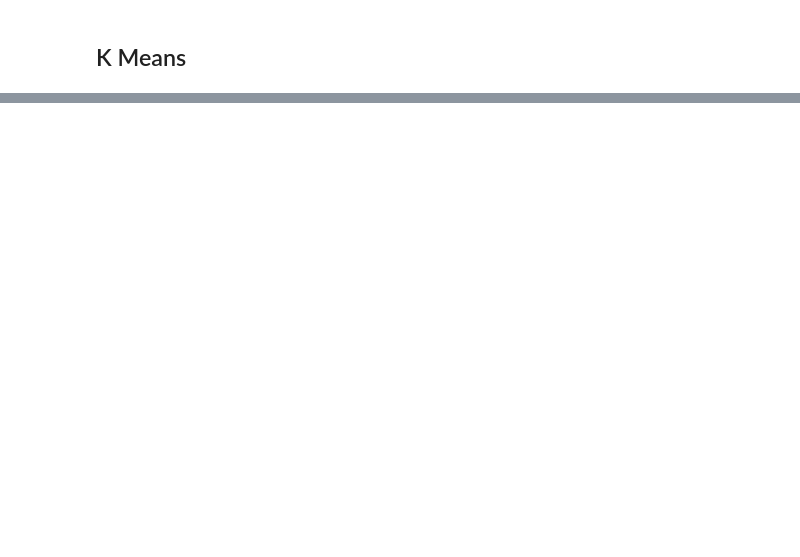
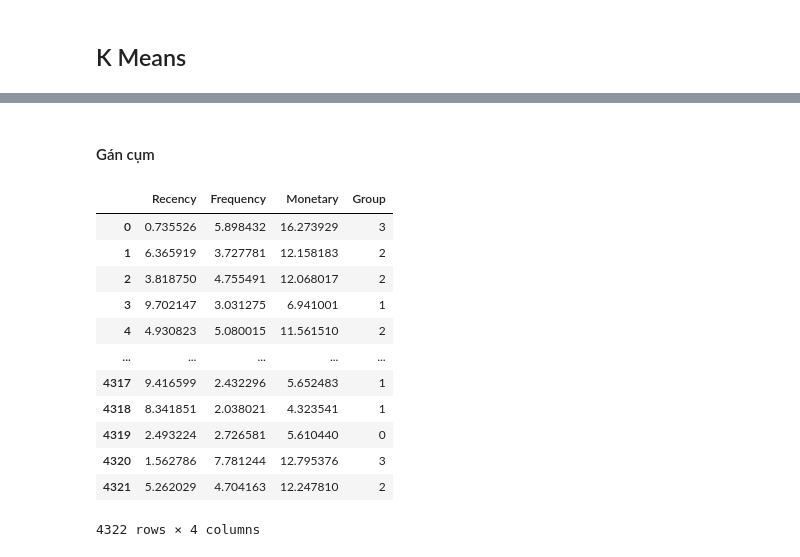
Before and after one commit to nocpinmylf/customer_segment_kmeans, a Jupyter notebook: main.ipynb, the cells around one changed output, grey strips where cells are left out. Cells and saved outputs as stored; diff of their text form; code cells hidden in the pictures; blank space fills up the shorter version.

```diff
--- a/main.ipynb
+++ b/main.ipynb
@@ -288,0 +279,14 @@ array([[-1.79555795,  1.14758359,  1.35459319],
+# %%
+distortions = []
+K = range(1, 10)
+for i in K:
+  kmeanModel = KMeans(n_clusters=i)
+  kmeanModel.fit(customer_temp_scaled)
+  distortions.append(kmeanModel.inertia_)
+
+plt.figure(figsize=(10, 6))
+plt.plot(K, distortions, 'bx-')
+plt.xlabel('k')
+plt.ylabel('Distortion')
+plt.title('The elbow method showing the optimal k')
+plt.show()
@@ -288,0 +295,23 @@ array([[-1.79555795,  1.14758359,  1.35459319],
+# %%
+cluster = 4
+model = KMeans(n_clusters=cluster, random_state=99)
+model.fit(customer_temp_scaled)
+# %% [markdown]
+#### Gán cụm
+# %%
+customer_temp['Group'] = model.labels_
+customer_temp
+# %% [output]
+|  | Recency | Frequency | Monetary | Group |
+| 0 | 0.735526 | 5.898432 | 16.273929 | 3 |
+| 1 | 6.365919 | 3.727781 | 12.158183 | 2 |
+| 2 | 3.818750 | 4.755491 | 12.068017 | 2 |
+| 3 | 9.702147 | 3.031275 | 6.941001 | 1 |
+| 4 | 4.930823 | 5.080015 | 11.561510 | 2 |
+| ... | ... | ... | ... | ... |
+| 4317 | 9.416599 | 2.432296 | 5.652483 | 1 |
+| 4318 | 8.341851 | 2.038021 | 4.323541 | 1 |
+| 4319 | 2.493224 | 2.726581 | 5.610440 | 0 |
+| 4320 | 1.562786 | 7.781244 | 12.795376 | 3 |
+| 4321 | 5.262029 | 4.704163 | 12.247810 | 2 |
+4322 rows × 4 columns
```
Also changed, not shown: parts of 9 cells of this notebook.
